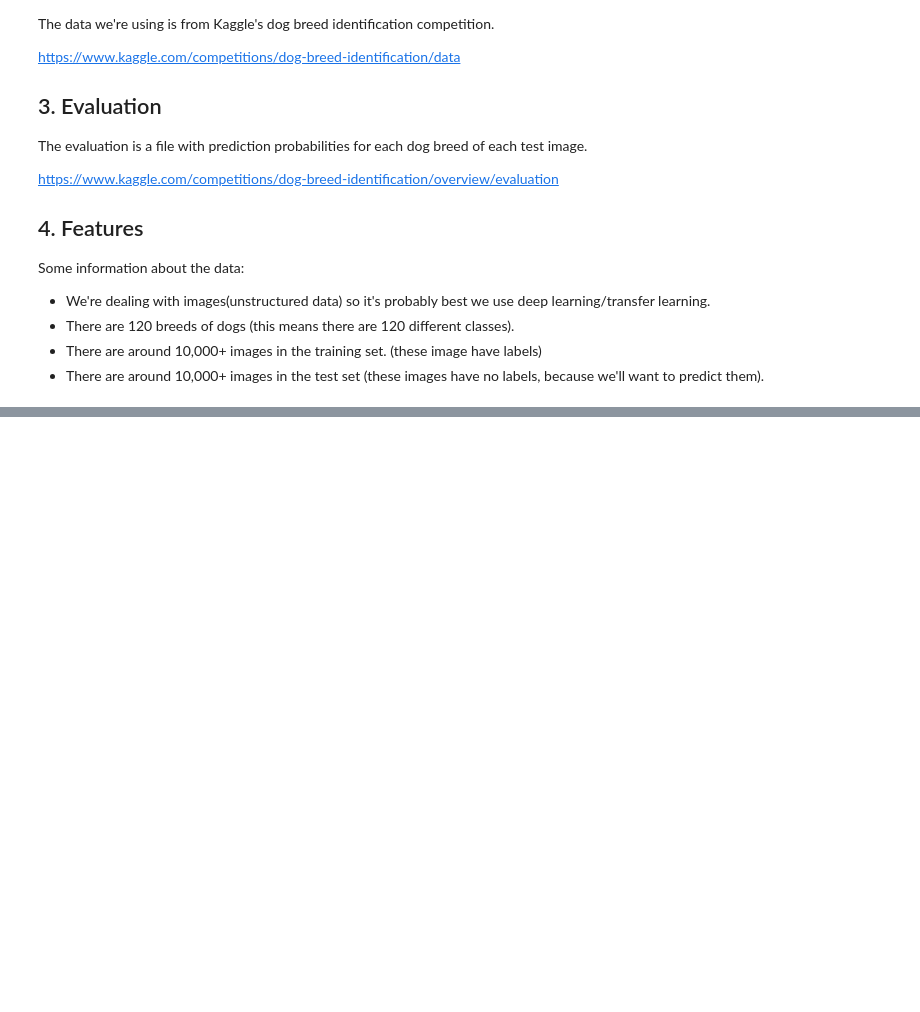
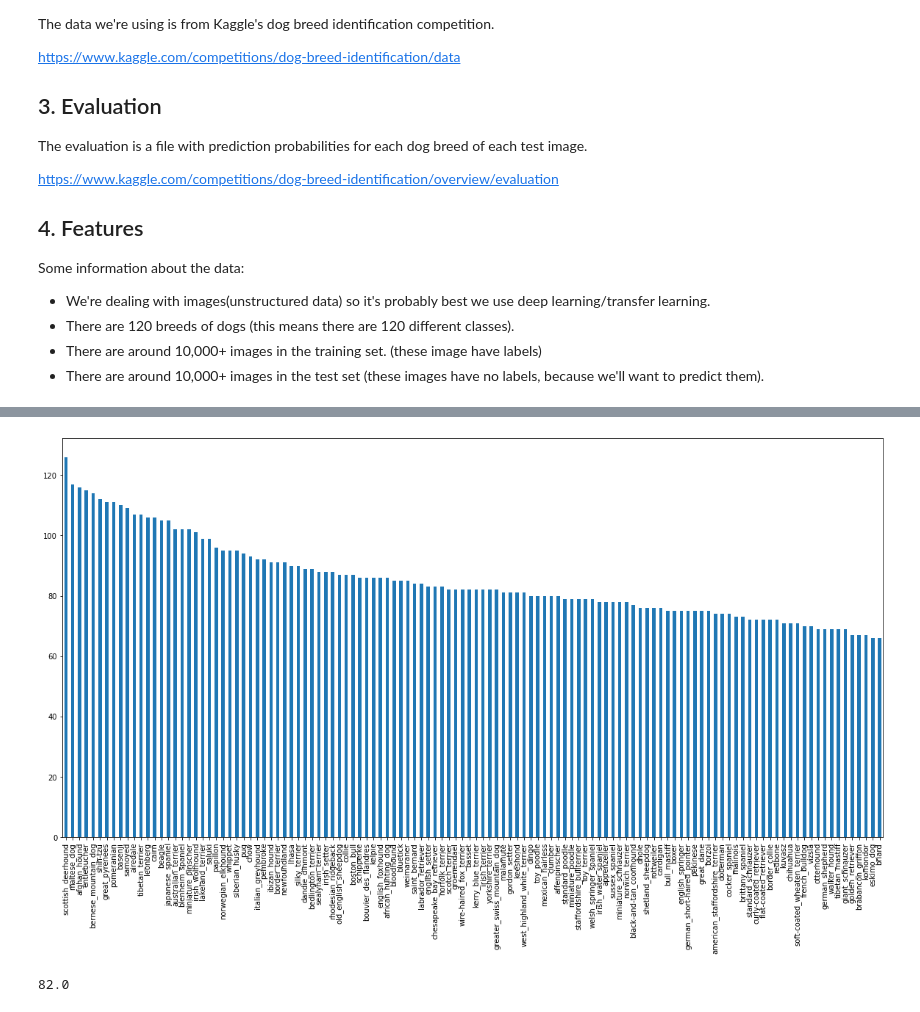
Before and after one commit to SaketMunda/dog-breed-prediction, a Jupyter notebook: dog_vision.ipynb, the cells around one changed output, grey strips where cells are left out. Saved outputs shown, nothing was run; the diff lists cells and outputs as text; code cells hidden in the pictures; blank space fills up the shorter version.

Commit message:
Turning data labels into Numbers

```diff
--- a/dog_vision.ipynb
+++ b/dog_vision.ipynb
@@ -45,0 +65,5 @@ TF version: 2.8.2
+# %%
+# Checkout the labels of our data
+import pandas as pd
+labels_csv = pd.read_csv("drive/MyDrive/Data Science/Dog Vision/labels.csv")
+labels_csv.head()
@@ -45,0 +100,10 @@ TF version: 2.8.2
+# %%
+# Check the distribution of samples per class
+labels_csv["breed"].value_counts().plot.bar(figsize =(20, 10));
+# %% [output]
+[figure, added]
+# %%
+# What's the median number of images per class?
+labels_csv["breed"].value_counts().median()
+# %% [output]
+82.0
```
Also changed, not shown: parts of 24 cells of this notebook.
